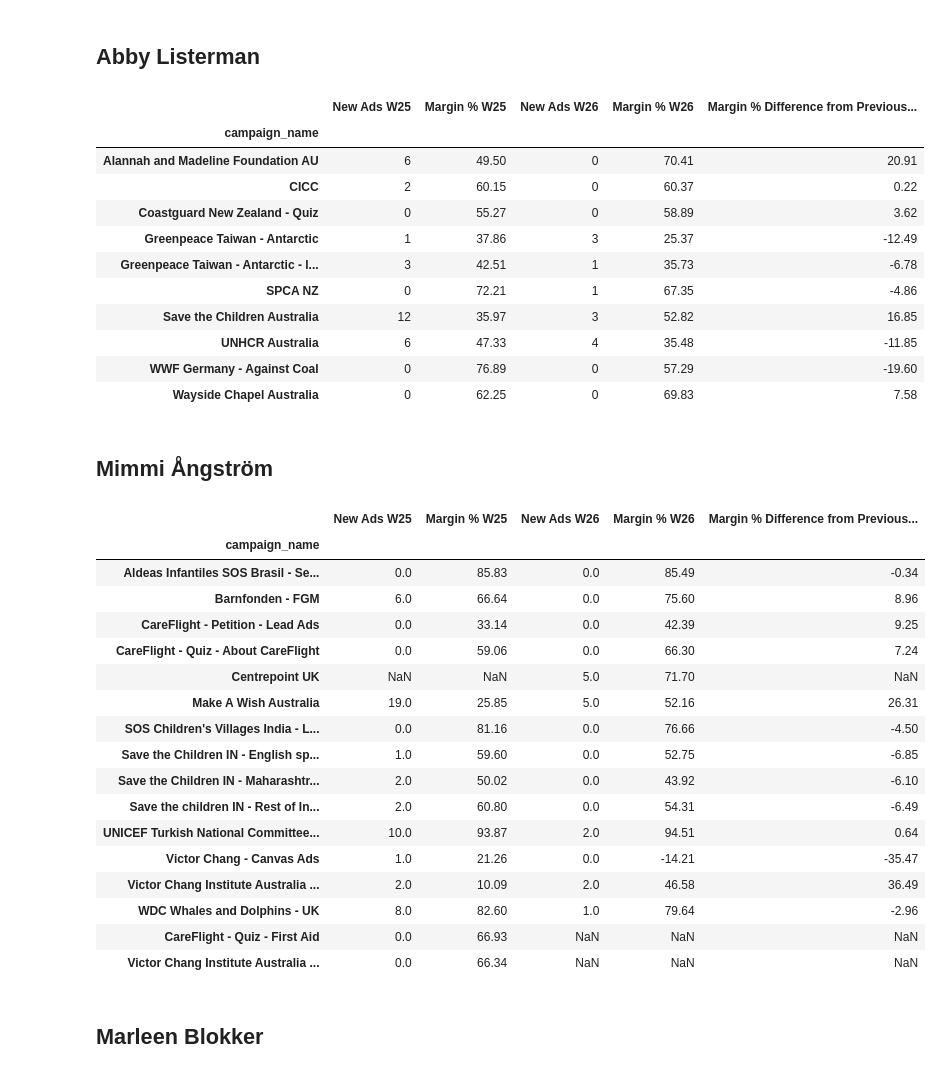
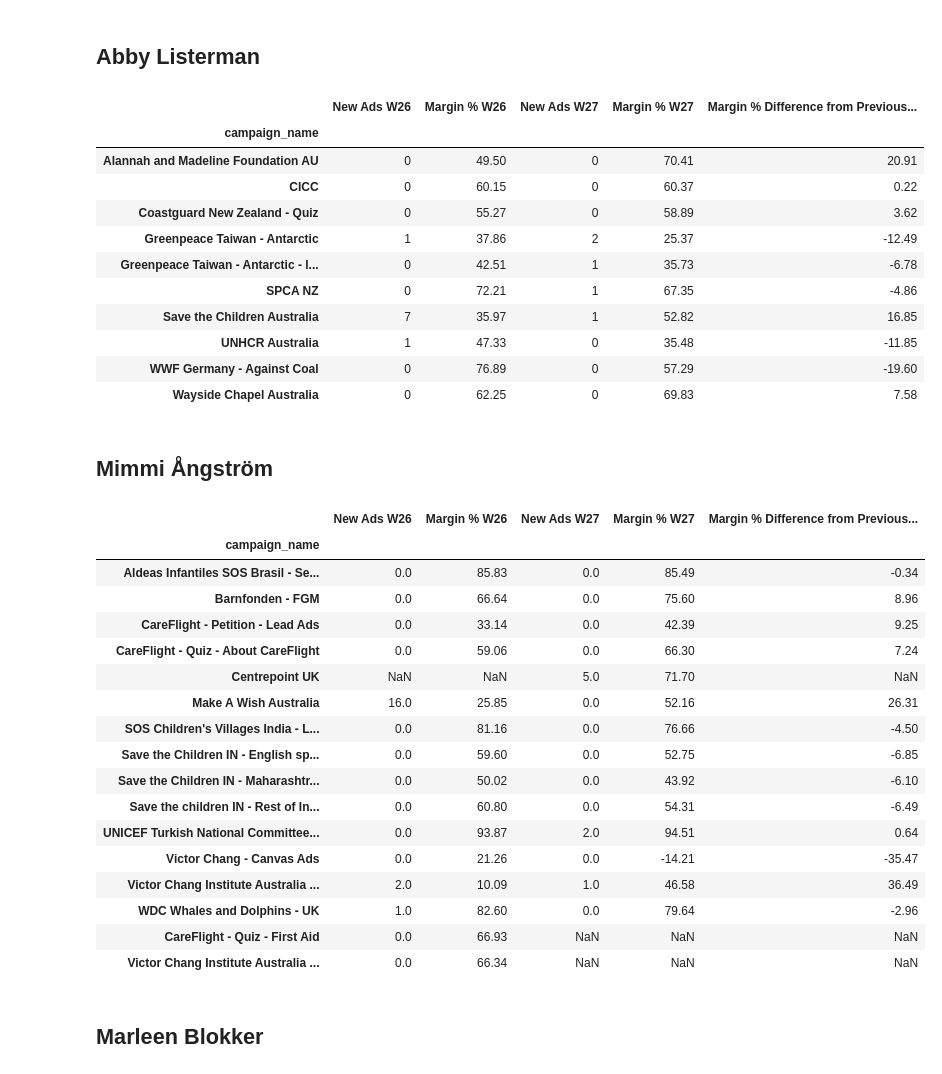
Before and after one commit to dirtyjackeen/GIT, a Jupyter notebook: New Ads 27 ngo.ipynb, the cells around one changed output. Cells and saved outputs as stored; diff of their text form; code cells hidden in the pictures.

```diff
--- a/New Ads 27 ngo.ipynb
+++ b/New Ads 27 ngo.ipynb
@@ -27,8 +27,8 @@ c = CurrencyConverter('http://www.ecb.int/stats/eurofxref/eurofxref-hist.zip')
 
 pd.options.mode.chained_assignment = None
 
-cc={"total_y": "New Ads W25", "margin %_y": "Margin % W25", "total_x": "New Ads W26",
-                                      "margin %_x": "Margin % W26"}
+cc={"total_y": "New Ads W26", "margin %_y": "Margin % W26", "total_x": "New Ads W27",
+                                      "margin %_x": "Margin % W27"}
 # %%
 ##### Cleaning
 
@@ -40,12 +40,12 @@ df_prev = pd.read_excel("26_newads.xlsx")
 df_new["total"] = 0
 df_prev["total"] = 0
 def bim(x):
-    if x["insert_time"] >= datetime(2018,6,25):
+    if x["insert_time"] >= datetime(2018,7,2):
         return(x["total"] + 1)
     else:
         return(x["total"])
 def bam(x):
-    if x["insert_time"] >= datetime(2018,6,18):
+    if x["insert_time"] >= datetime(2018,6,25):
         return(x["total"] + 1)
     else:
         return(x["total"])
@@ -87,20 +87,20 @@ df_abby = df_abby1.merge(df_abby2, how ="outer", on = ["campaign_name"])
 df_abby = df_abby[["total_y","margin %_y","total_x","margin %_x"]]
 df_abby = df_abby.rename(index=str, columns=cc)
 
-df_abby["Margin % Difference from Previous Week"]=df_abby["Margin % W26"]-(df_abby["Margin % W25"])
+df_abby["Margin % Difference from Previous Week"]=df_abby["Margin % W27"]-(df_abby["Margin % W26"])
 
 df_abby
 # %% [output]
-|  | New Ads W25 | Margin % W25 | New Ads W26 | Margin % W26 | Margin % Difference from Previous... |
+|  | New Ads W26 | Margin % W26 | New Ads W27 | Margin % W27 | Margin % Difference from Previous... |
 | campaign_name |  |  |  |  |  |
-| Alannah and Madeline Foundation AU | 6 | 49.50 | 0 | 70.41 | 20.91 |
-| CICC | 2 | 60.15 | 0 | 60.37 | 0.22 |
+| Alannah and Madeline Foundation AU | 0 | 49.50 | 0 | 70.41 | 20.91 |
+| CICC | 0 | 60.15 | 0 | 60.37 | 0.22 |
 | Coastguard New Zealand - Quiz | 0 | 55.27 | 0 | 58.89 | 3.62 |
-| Greenpeace Taiwan - Antarctic | 1 | 37.86 | 3 | 25.37 | -12.49 |
-| Greenpeace Taiwan - Antarctic - l... | 3 | 42.51 | 1 | 35.73 | -6.78 |
+| Greenpeace Taiwan - Antarctic | 1 | 37.86 | 2 | 25.37 | -12.49 |
+| Greenpeace Taiwan - Antarctic - l... | 0 | 42.51 | 1 | 35.73 | -6.78 |
 | SPCA NZ | 0 | 72.21 | 1 | 67.35 | -4.86 |
-| Save the Children Australia | 12 | 35.97 | 3 | 52.82 | 16.85 |
-| UNHCR Australia | 6 | 47.33 | 4 | 35.48 | -11.85 |
+| Save the Children Australia | 7 | 35.97 | 1 | 52.82 | 16.85 |
+| UNHCR Australia | 1 | 47.33 | 0 | 35.48 | -11.85 |
 | WWF Germany - Against Coal | 0 | 76.89 | 0 | 57.29 | -19.60 |
 | Wayside Chapel Australia | 0 | 62.25 | 0 | 69.83 | 7.58 |
 # %% [markdown]
@@ -108,38 +108,38 @@ df_abby
 # %%
 df_mimmi1=df_new.loc[df_new["marketer_name"]=="Mimmi Ångström"]
 df_mimmi1=df_mimmi1.groupby(by=['campaign_name']).sum()
 df_mimmi1["margin %"] = df_mimmi1.apply(woo, axis=1)
 df_mimmi1["margin %"] = df_mimmi1["margin %"].round(2)
 
 df_mimmi2=df_prev.loc[df_prev["marketer_name"]=="Mimmi Ångström"]
 df_mimmi2=df_mimmi2.groupby(by=['campaign_name']).sum()
 df_mimmi2["margin %"] = df_mimmi2.apply(woo, axis=1)
 df_mimmi2["margin %"] = df_mimmi2["margin %"].round(2)
 
 df_mimmi = df_mimmi1.merge(df_mimmi2, how ="outer", on = ["campaign_name"])
 df_mimmi = df_mimmi[["total_y","margin %_y","total_x","margin %_x"]]
 df_mimmi = df_mimmi.rename(index=str, columns=cc)
 
-df_mimmi["Margin % Difference from Previous Week"]=df_mimmi["Margin % W26"]-(df_mimmi["Margin % W25"])
+df_mimmi["Margin % Difference from Previous Week"]=df_mimmi["Margin % W27"]-(df_mimmi["Margin % W26"])
 
 df_mimmi
 # %% [output]
-|  | New Ads W25 | Margin % W25 | New Ads W26 | Margin % W26 | Margin % Difference from Previous... |
+|  | New Ads W26 | Margin % W26 | New Ads W27 | Margin % W27 | Margin % Difference from Previous... |
 | campaign_name |  |  |  |  |  |
 | Aldeas Infantiles SOS Brasil - Se... | 0.0 | 85.83 | 0.0 | 85.49 | -0.34 |
-| Barnfonden - FGM | 6.0 | 66.64 | 0.0 | 75.60 | 8.96 |
+| Barnfonden - FGM | 0.0 | 66.64 | 0.0 | 75.60 | 8.96 |
 | CareFlight - Petition - Lead Ads | 0.0 | 33.14 | 0.0 | 42.39 | 9.25 |
 | CareFlight - Quiz - About CareFlight | 0.0 | 59.06 | 0.0 | 66.30 | 7.24 |
 | Centrepoint UK | NaN | NaN | 5.0 | 71.70 | NaN |
-| Make A Wish Australia | 19.0 | 25.85 | 5.0 | 52.16 | 26.31 |
+| Make A Wish Australia | 16.0 | 25.85 | 0.0 | 52.16 | 26.31 |
 | SOS Children's Villages India - L... | 0.0 | 81.16 | 0.0 | 76.66 | -4.50 |
-| Save the Children IN - English sp... | 1.0 | 59.60 | 0.0 | 52.75 | -6.85 |
-| Save the Children IN - Maharashtr... | 2.0 | 50.02 | 0.0 | 43.92 | -6.10 |
-| Save the children IN - Rest of In... | 2.0 | 60.80 | 0.0 | 54.31 | -6.49 |
-| UNICEF Turkish National Committee... | 10.0 | 93.87 | 2.0 | 94.51 | 0.64 |
-| Victor Chang - Canvas Ads | 1.0 | 21.26 | 0.0 | -14.21 | -35.47 |
-| Victor Chang Institute Australia ... | 2.0 | 10.09 | 2.0 | 46.58 | 36.49 |
-| WDC Whales and Dolphins - UK | 8.0 | 82.60 | 1.0 | 79.64 | -2.96 |
+| Save the Children IN - English sp... | 0.0 | 59.60 | 0.0 | 52.75 | -6.85 |
+| Save the Children IN - Maharashtr... | 0.0 | 50.02 | 0.0 | 43.92 | -6.10 |
+| Save the children IN - Rest of In... | 0.0 | 60.80 | 0.0 | 54.31 | -6.49 |
+| UNICEF Turkish National Committee... | 0.0 | 93.87 | 2.0 | 94.51 | 0.64 |
+| Victor Chang - Canvas Ads | 0.0 | 21.26 | 0.0 | -14.21 | -35.47 |
+| Victor Chang Institute Australia ... | 2.0 | 10.09 | 1.0 | 46.58 | 36.49 |
+| WDC Whales and Dolphins - UK | 1.0 | 82.60 | 0.0 | 79.64 | -2.96 |
 | CareFlight - Quiz - First Aid | 0.0 | 66.93 | NaN | NaN | NaN |
 | Victor Chang Institute Australia ... | 0.0 | 66.34 | NaN | NaN | NaN |
 # %% [markdown]
```
Also changed, not shown: parts of 3 cells of this notebook, 3 other files.
